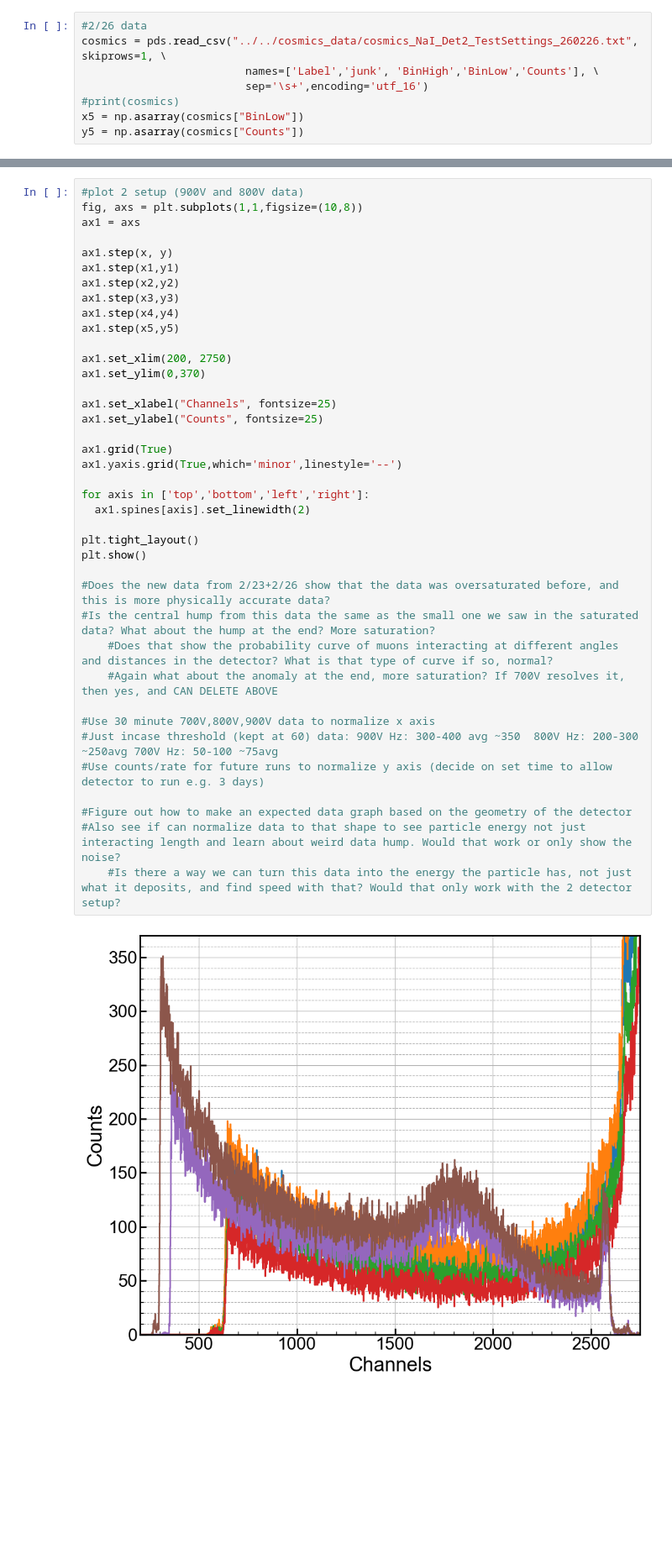
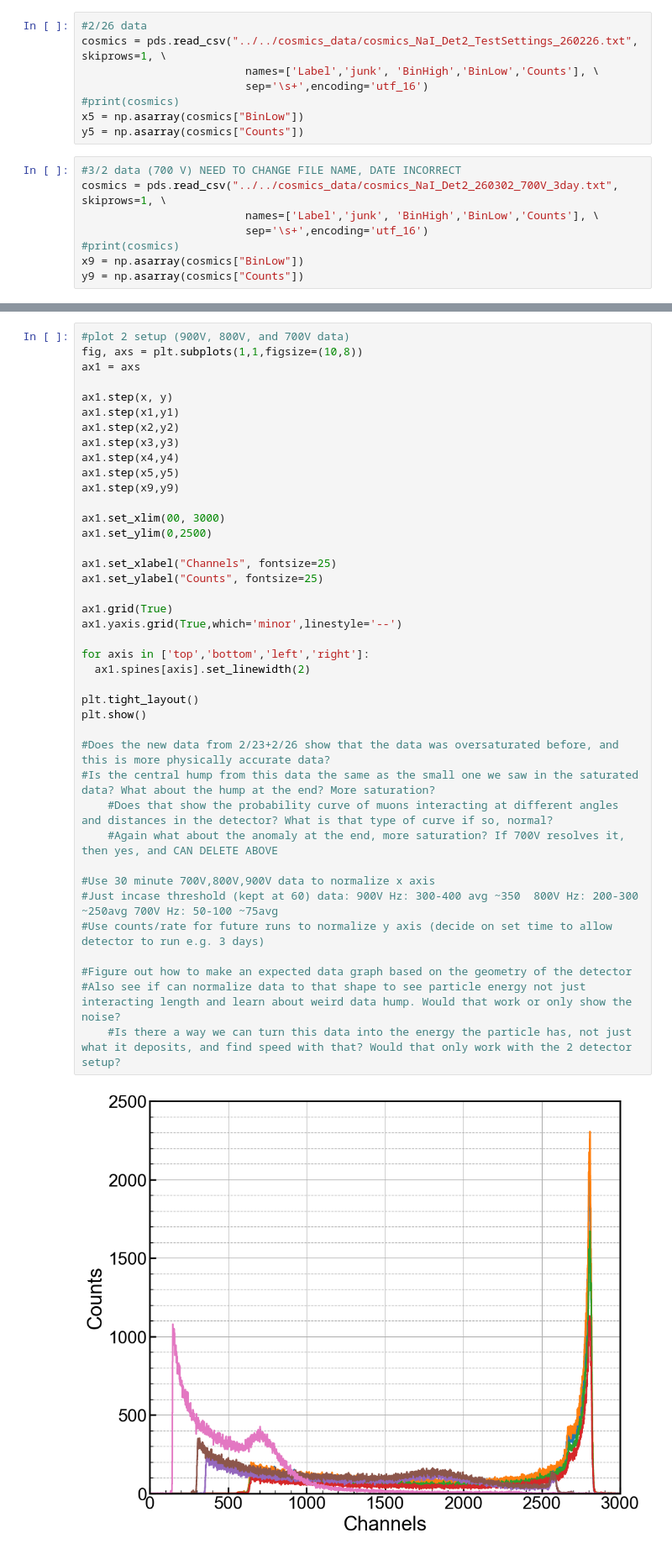
Before and after one commit to villano-lab/NaI_Array_Firmware, a Jupyter notebook: test_firmwares/TrigTest7/data_analysis/Analysis_Notebook/TESTCOPYNaI_Det2_260219_Analysis-Copy1.ipynb, the cells around one changed output, grey strips where cells are left out. Shown at 84% size. Saved outputs shown, nothing was run; the diff lists cells and outputs as text; blank space fills up the shorter version.

Commit message:
adding 3/2/26 data to plots

```diff
--- a/test_firmwares/TrigTest7/data_analysis/Analysis_Notebook/TESTCOPYNaI_Det2_260219_Analysis-Copy1.ipynb
+++ b/test_firmwares/TrigTest7/data_analysis/Analysis_Notebook/TESTCOPYNaI_Det2_260219_Analysis-Copy1.ipynb
@@ -56,6 +56,14 @@ cosmics = pds.read_csv("../../cosmics_data/cosmics_NaI_Det2_TestSettings_260226.
 #print(cosmics)
 x5 = np.asarray(cosmics["BinLow"])
 y5 = np.asarray(cosmics["Counts"])
+# %%
+#3/2 data (700 V) NEED TO CHANGE FILE NAME, DATE INCORRECT
+cosmics = pds.read_csv("../../cosmics_data/cosmics_NaI_Det2_260302_700V_3day.txt", skiprows=1, \
+                         names=['Label','junk', 'BinHigh','BinLow','Counts'], \
+                         sep='\s+',encoding='utf_16')
+#print(cosmics)
+x9 = np.asarray(cosmics["BinLow"])
+y9 = np.asarray(cosmics["Counts"])
 # %%
 #plot setup (900V data only)
 fig, axs = plt.subplots(1,1,figsize=(10,8))
@@ -83,7 +91,7 @@ plt.show()
 # %% [output]
 [figure]
 # %%
-#plot 2 setup (900V and 800V data)
+#plot 2 setup (900V, 800V, and 700V data)
 fig, axs = plt.subplots(1,1,figsize=(10,8))
 ax1 = axs
 
@@ -93,36 +101,37 @@ ax1.step(x2,y2)
 ax1.step(x3,y3)
 ax1.step(x4,y4)
 ax1.step(x5,y5)
+ax1.step(x9,y9)
 
-ax1.set_xlim(200, 2750)
-ax1.set_ylim(0,370)
+ax1.set_xlim(00, 3000)
+ax1.set_ylim(0,2500)
 
 ax1.set_xlabel("Channels", fontsize=25)
 ax1.set_ylabel("Counts", fontsize=25)
 
 ax1.grid(True)
 ax1.yaxis.grid(True,which='minor',linestyle='--')
 
 for axis in ['top','bottom','left','right']:
   ax1.spines[axis].set_linewidth(2)
 
 plt.tight_layout()
 plt.show()
 
 #Does the new data from 2/23+2/26 show that the data was oversaturated before, and this is more physically accurate data?
 #Is the central hump from this data the same as the small one we saw in the saturated data? What about the hump at the end? More saturation?
     #Does that show the probability curve of muons interacting at different angles and distances in the detector? What is that type of curve if so, normal?
     #Again what about the anomaly at the end, more saturation? If 700V resolves it, then yes, and CAN DELETE ABOVE
 
 #Use 30 minute 700V,800V,900V data to normalize x axis
 #Just incase threshold (kept at 60) data: 900V Hz: 300-400 avg ~350  800V Hz: 200-300 ~250avg 700V Hz: 50-100 ~75avg
 #Use counts/rate for future runs to normalize y axis (decide on set time to allow detector to run e.g. 3 days)
 
 #Figure out how to make an expected data graph based on the geometry of the detector
 #Also see if can normalize data to that shape to see particle energy not just interacting length and learn about weird data hump. Would that work or only show the noise?
     #Is there a way we can turn this data into the energy the particle has, not just what it deposits, and find speed with that? Would that only work with the 2 detector setup?
 # %% [output]
-[figure, old version]
+[figure, new version]
 # %%
 #900V
 cosmics = pds.read_csv("../../cosmics_data/Voltage Calibration Data/cosmics_NaI_Det2_30minCalibrationTest900V_260226.txt", skiprows=1, \
```
Also changed, not shown: parts of 3 cells of this notebook, 2 other files.
